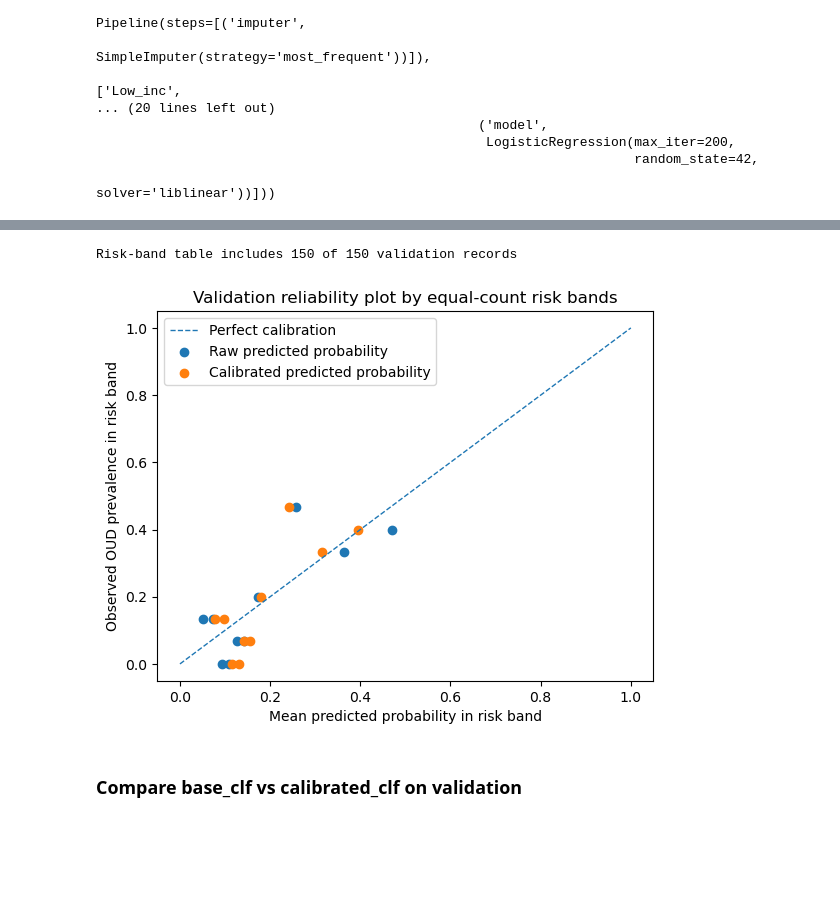
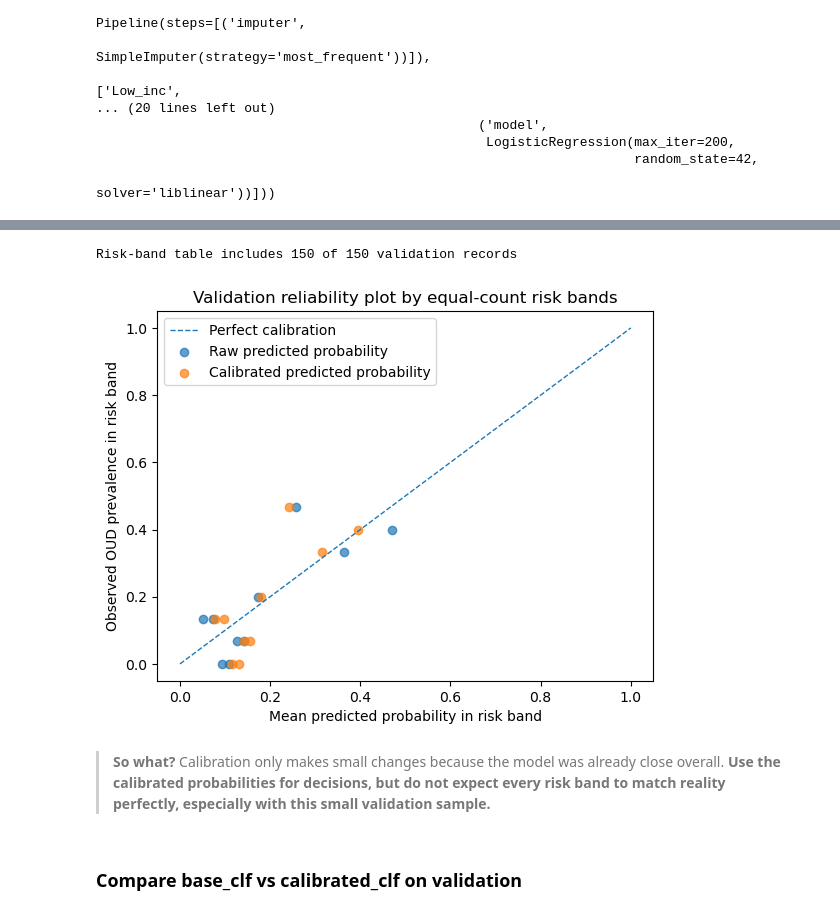
Before and after one commit to IE-ML-for-Healthcare/RAI_opioid_risk_prevention, a Jupyter notebook: ML4HL_OD_RAI_toolbox.ipynb, the cells around one changed output, grey strips where cells are left out. Drawn from its saved outputs; the diff is of its cells as text; code cells hidden in the pictures; blank space fills up the shorter version.

```diff
--- a/ML4HL_OD_RAI_toolbox.ipynb
+++ b/ML4HL_OD_RAI_toolbox.ipynb
@@ -749,33 +769,37 @@ plt.plot([0, 1], [0, 1], linestyle="--", linewidth=1, label="Perfect calibration
 plt.scatter(
     calibration_summary["Avg_pred_before"],
     calibration_summary["Observed_OUD_rate"],
     label="Raw predicted probability",
+    alpha=0.7,
 )
 plt.scatter(
     calibration_summary["Avg_pred_after"],
     calibration_summary["Observed_OUD_rate"],
     label="Calibrated predicted probability",
+    alpha=0.7,
 )
 plt.xlabel("Mean predicted probability in risk band")
 plt.ylabel("Observed OUD prevalence in risk band")
 plt.title("Validation reliability plot by equal-count risk bands")
 plt.legend()
 plt.show()
 # %% [output]
 | Observed OUD prevalence | Mean raw predicted probability | Mean calibrated predicted probabi... | Absolute difference (calibrated m... |
 | 0.180 | 0.186 | 0.185 | 0.005 |
 | Risk band (Q1 = lowest, Q10 = hig... | Records in band | Mean raw predicted probability | Observed OUD prevalence | Mean calibrated predicted probabi... |
 | Q1 | 15 | 0.052000 | 0.133000 | 0.077000 |
 | Q2 | 15 | 0.074000 | 0.133000 | 0.098000 |
 | Q3 | 15 | 0.093000 | 0.000000 | 0.115000 |
 | Q4 | 15 | 0.109000 | 0.000000 | 0.130000 |
 | Q5 | 15 | 0.126000 | 0.067000 | 0.143000 |
 | Q6 | 15 | 0.142000 | 0.067000 | 0.156000 |
 | Q7 | 15 | 0.174000 | 0.200000 | 0.180000 |
 | Q8 | 15 | 0.258000 | 0.467000 | 0.241000 |
 | Q9 | 15 | 0.364000 | 0.333000 | 0.316000 |
 | Q10 | 15 | 0.470000 | 0.400000 | 0.394000 |
 Risk-band table includes 150 of 150 validation records
-[figure, old version]
+[figure, new version]
+# %% [markdown]
+> **So what?** Calibration only makes small changes because the model was already close overall. **Use the calibrated probabilities for decisions, but do not expect every risk band to match reality perfectly, especially with this small validation sample.**
 # %% [markdown]
 ### Compare base_clf vs calibrated_clf on validation
```
Also changed, not shown: parts of 6 cells of this notebook.
